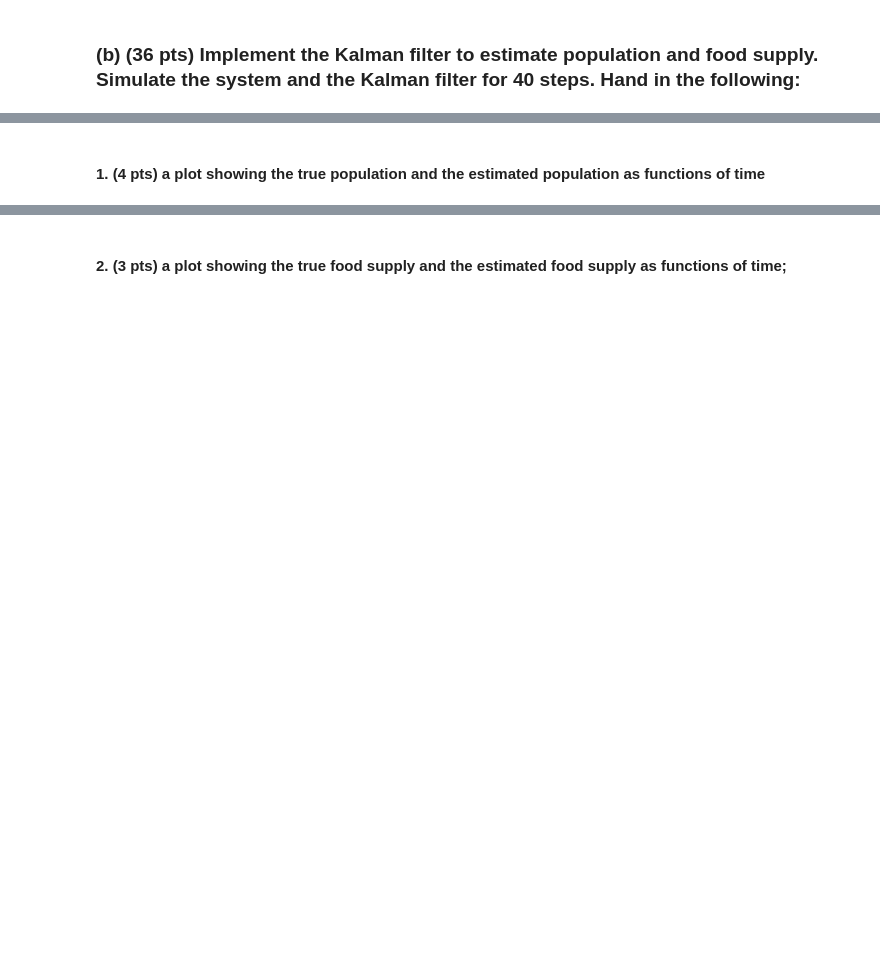
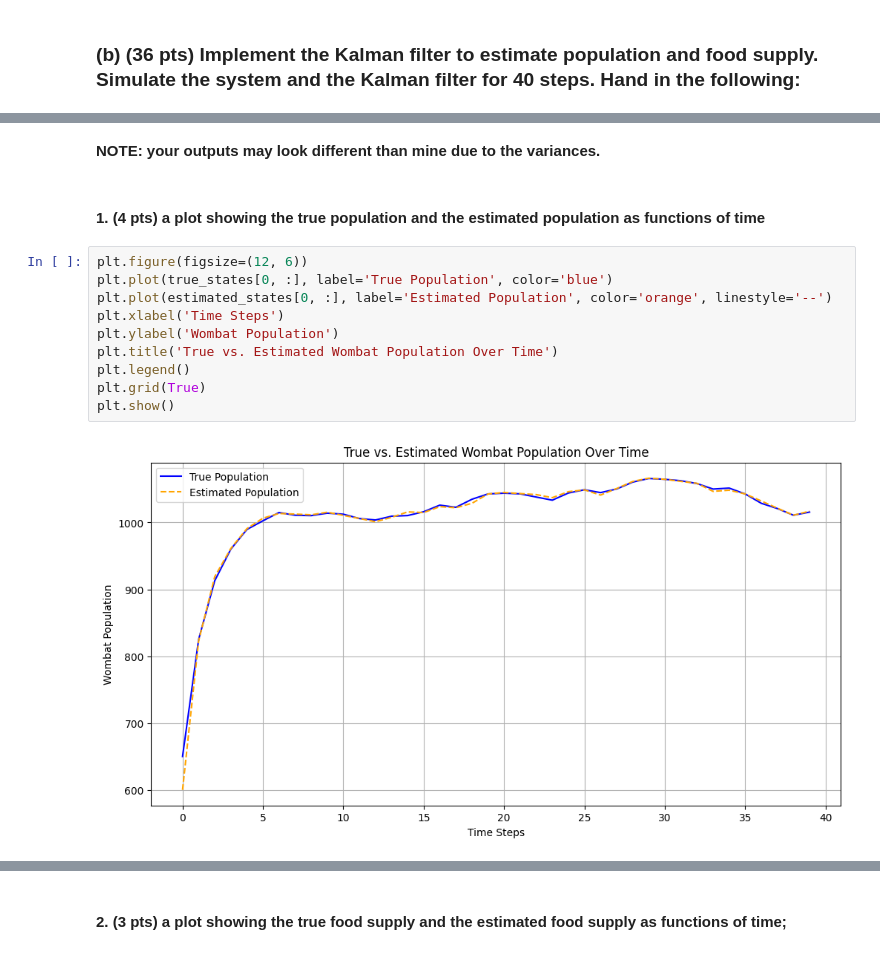
Before and after one commit to hedgreneric/COMS_4770-Homeworks, a Jupyter notebook: hw10/hw10-programming.ipynb, the cells around one changed output, grey strips where cells are left out. Cells and saved outputs as stored; diff of their text form; blank space fills up the shorter version.

```diff
--- a/hw10/hw10-programming.ipynb
+++ b/hw10/hw10-programming.ipynb
@@ -28,2 +99,16 @@ $$E ((\hat{f}_0 − f_0)^2) = 200$$
+# %% [markdown]
+**NOTE: your outputs may look different than mine due to the variances.**
 # %% [markdown]
 #### 1. (4 pts) a plot showing the true population and the estimated population as functions of time
+# %%
+plt.figure(figsize=(12, 6))
+plt.plot(true_states[0, :], label='True Population', color='blue')
+plt.plot(estimated_states[0, :], label='Estimated Population', color='orange', linestyle='--')
+plt.xlabel('Time Steps')
+plt.ylabel('Wombat Population')
+plt.title('True vs. Estimated Wombat Population Over Time')
+plt.legend()
+plt.grid(True)
+plt.show()
+# %% [output]
+[figure, added]
```
Also changed, not shown: parts of 9 cells of this notebook, 2 other files.
